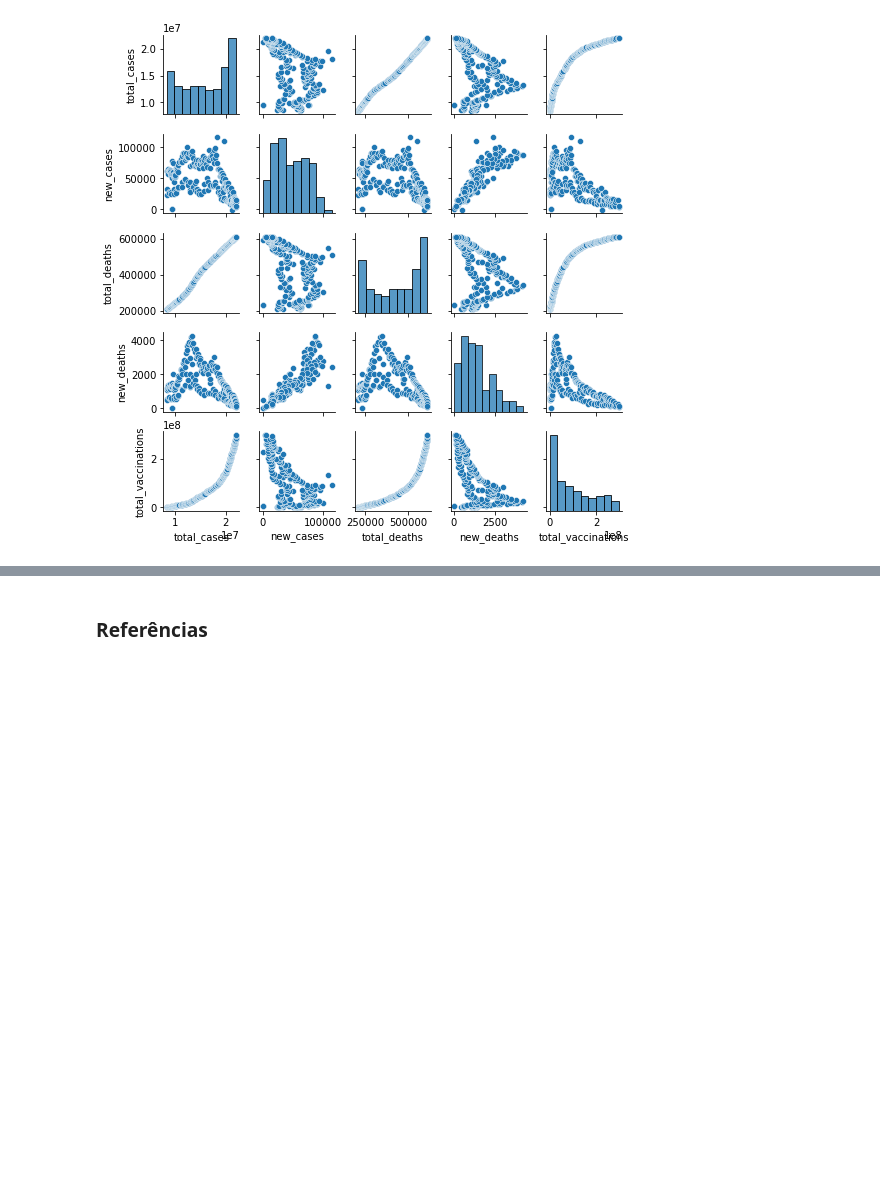
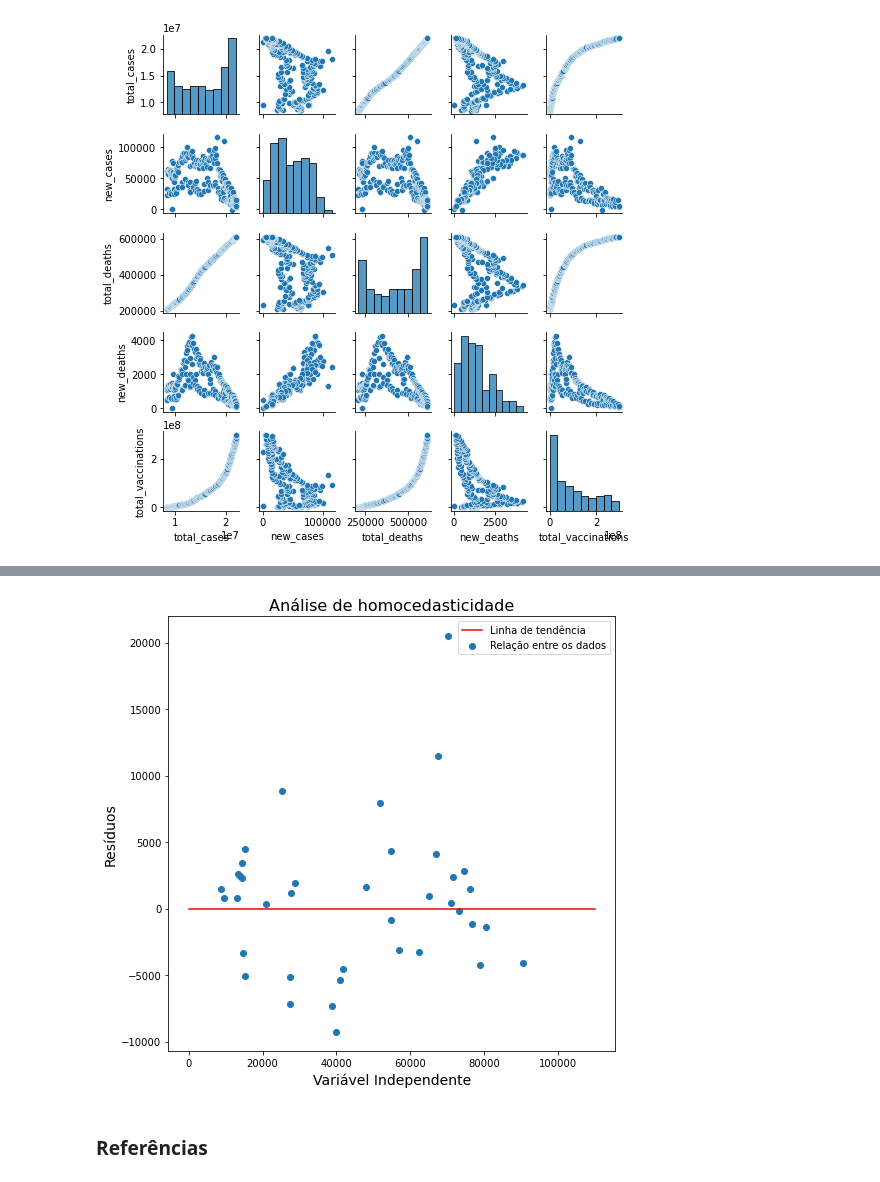
Before and after one commit to marlonsp/Projeto2-CiDados, a Jupyter notebook: Projeto2-CDados.ipynb, the cells around one changed output, grey strips where cells are left out. Drawn from its saved outputs; the diff is of its cells as text; code cells hidden in the pictures; blank space fills up the shorter version.

Commit message:
Análise de homocedasticidade

```diff
--- a/Projeto2-CDados.ipynb
+++ b/Projeto2-CDados.ipynb
@@ -462,45 +462,26 @@ plt.show()
 # %%
-# from sklearn.model_selection import train_test_split
+residuos_f = []
+y_test_list = []
+for i in y_test:
+    y_test_list.append(i)
+for i in range(len(y_pred)):
+    r = y_pred[i] - y_test_list[i]
+    residuos_f.append(r)
 
-# X = df.loc[:, ["total_cases","total_deaths","new_deaths","total_vaccinations"]].values
-# y = df.iloc[:, 1].values
 
-# X_train, X_test, y_train, y_test = train_test_split(
-#     X, y, test_size=0.33, random_state=42)
 
-# from sklearn.tree import DecisionTreeRegressor
-
-# # Train
-# clf = DecisionTreeRegressor()
-# clf.fit(X_train, y_train)
-
-# # Plot the decision boundary
-# plt.subplot(2, 3, pairidx + 1)
-
-# x_min, x_max = X[:, 0].min() - 1, X[:, 0].max() + 1
-# y_min, y_max = X[:, 1].min() - 1, X[:, 1].max() + 1
-# xx, yy = np.meshgrid(np.arange(x_min, x_max, plot_step),
-#                      np.arange(y_min, y_max, plot_step))
-
-# Z = clf.predict(np.c_[xx.ravel(), yy.ravel()])
-# Z = Z.reshape(xx.shape)
-# cs = plt.contourf(xx, yy, Z, cmap=plt.cm.Paired)
-
-# plt.xlabel(iris.feature_names[pair[0]])
-# plt.ylabel(iris.feature_names[pair[1]])
-# plt.axis("tight")
-
-# # Plot the training points
-# for i, color in zip(range(n_classes), plot_colors):
-#     idx = np.where(y == i)
-#     plt.scatter(X[idx, 0], X[idx, 1], c=color, label=iris.target_names[i],
-#                 cmap=plt.cm.Paired)
-
-# plt.axis("tight")
-
-# plt.suptitle("Decision surface of a decision tree using paired features")
-# plt.legend()
-# plt.show()
+plt.figure(figsize = (8,8))
+x_reta = [0, 110000]
+y_reta = [0, 0]
+plt.scatter(y_test_list, residuos_f, label = 'Relação entre os dados')
+plt.plot(x_reta, y_reta, color = 'r', label = 'Linha de tendência')
+plt.title("Análise de homocedasticidade", fontsize=16)
+plt.xlabel("Variável Independente", fontsize=14)
+plt.ylabel("Resíduos", fontsize=14)
+plt.legend()
+plt.show()
+# %% [output]
+[figure, added]
 # %% [markdown]
 ### Referências
 # %% [markdown]
```
Also changed, not shown: parts of 11 cells of this notebook.
